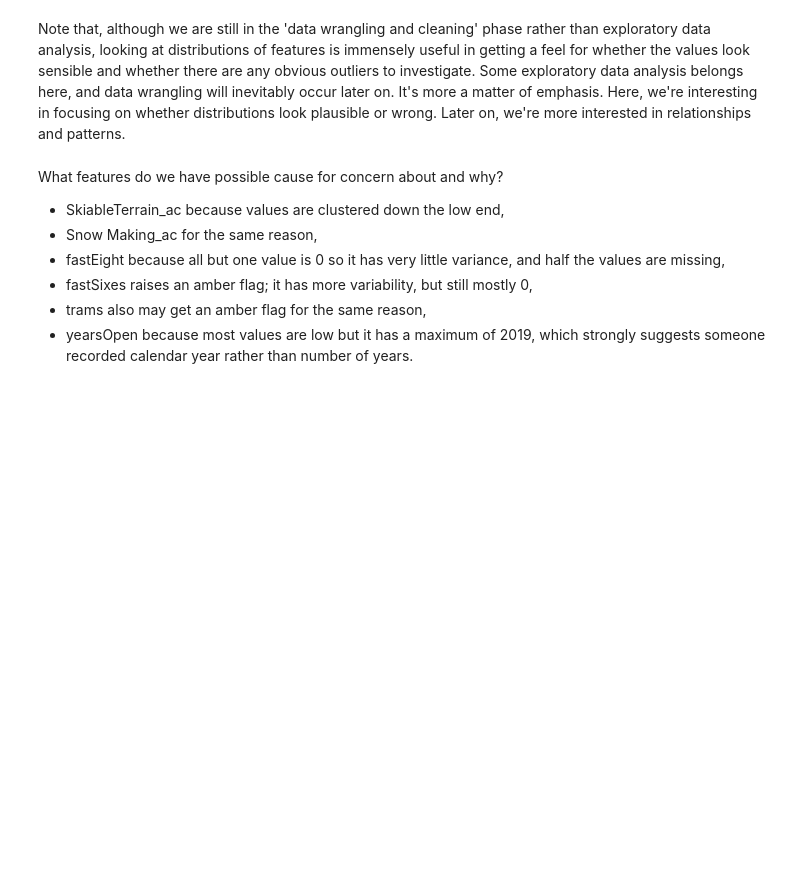
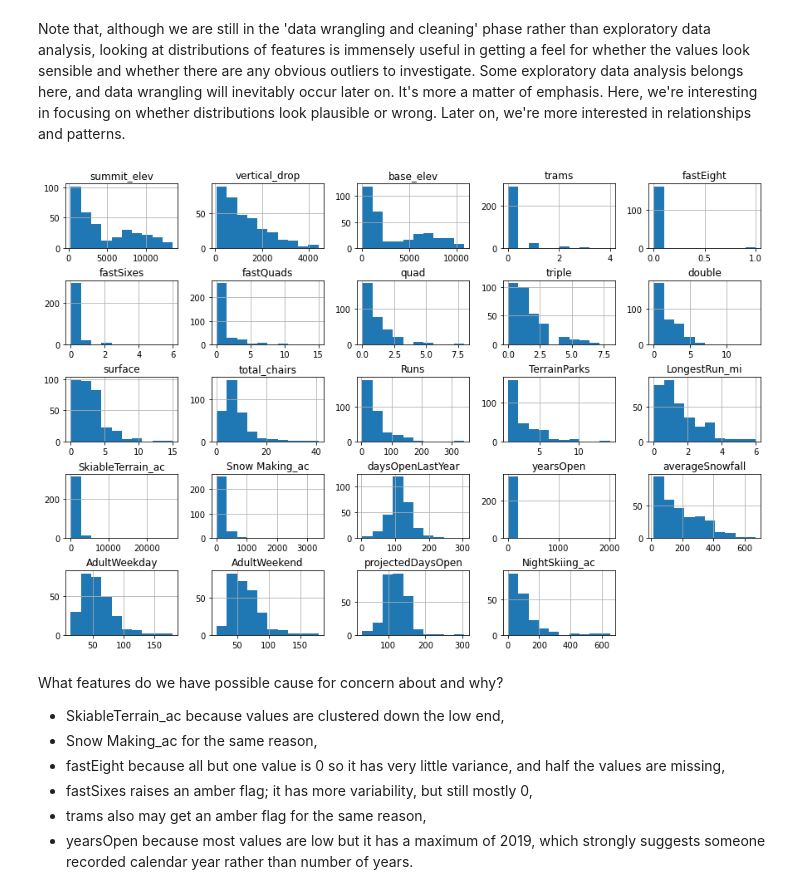
Before and after one commit to MQEHC/DataScienceGuidedCapstone, a Jupyter notebook: Notebooks/02_data_wrangling.ipynb, the cells around one changed output. Saved outputs shown, nothing was run; the diff lists cells and outputs as text; code cells hidden in the pictures; blank space fills up the shorter version.

```diff
--- a/Notebooks/02_data_wrangling.ipynb
+++ b/Notebooks/02_data_wrangling.ipynb
@@ -474,12 +503,13 @@ Note that, although we are still in the 'data wrangling and cleaning' phase rath
 # %%
 #Code task 18#
 #Call ski_data's `hist` method to plot histograms of each of the numeric features
 #Try passing it an argument figsize=(15,10)
 #Try calling plt.subplots_adjust() with an argument hspace=0.5 to adjust the spacing
 #It's important you create legible and easy-to-read plots
-ski_data.___(___)
-#plt.subplots_adjust(hspace=___);
-#Hint: notice how the terminating ';' "swallows" some messy output and leads to a tidier notebook
+ski_data.hist(figsize=(15,10))
+plt.subplots_adjust(hspace=0.5)
+# %% [output]
+[figure, added]
 # %% [markdown]
 What features do we have possible cause for concern about and why?
 
```
Also changed, not shown: parts of 36 cells of this notebook.
